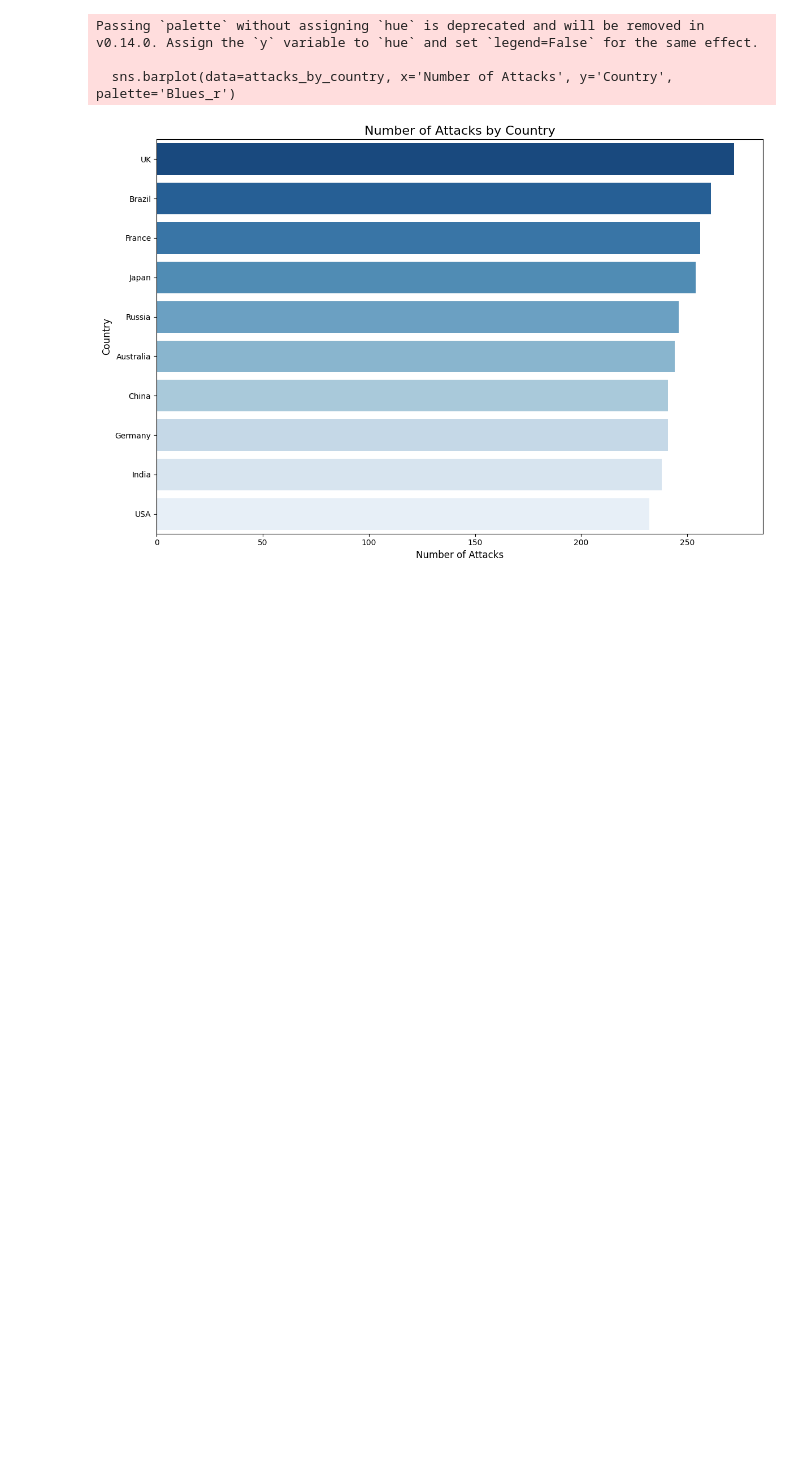
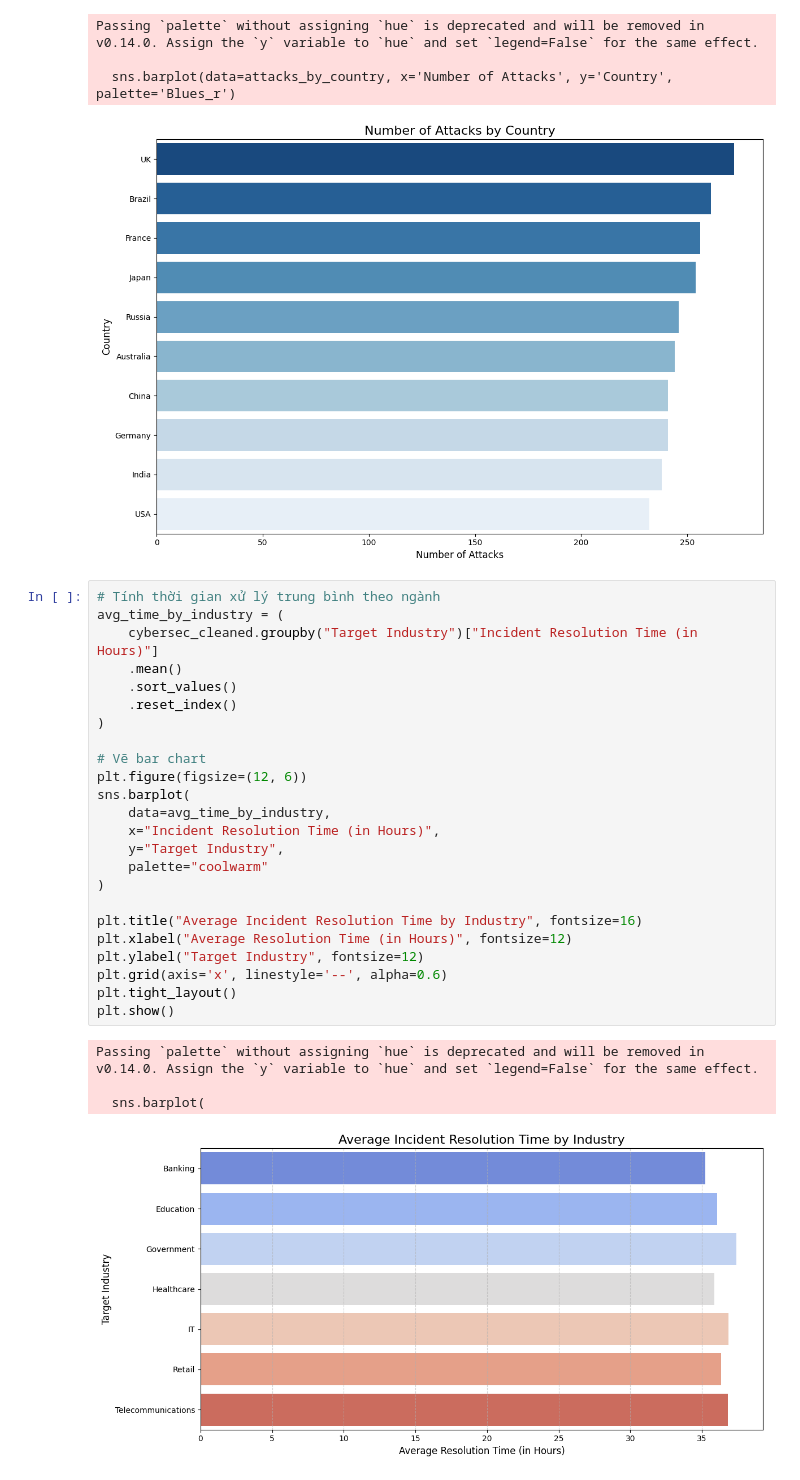
Before and after one commit to immaFrogUwU/Cyber-Security-Threats, a Jupyter notebook: Data_Storytelling_Cyber_Security_Threats.ipynb, the cells around one changed output. Drawn from its saved outputs; the diff is of its cells as text; blank space fills up the shorter version.

Commit message:
Average Resolution Time by Industry - Barchartarchart

```diff
--- a/Data_Storytelling_Cyber_Security_Threats.ipynb
+++ b/Data_Storytelling_Cyber_Security_Threats.ipynb
@@ -512,3 +512,32 @@ Passing `palette` without assigning `hue` is deprecated and will be removed in v
 
   sns.barplot(data=attacks_by_country, x='Number of Attacks', y='Country', palette='Blues_r')
 [figure]
+# %%
+# Tính thời gian xử lý trung bình theo ngành
+avg_time_by_industry = (
+    cybersec_cleaned.groupby("Target Industry")["Incident Resolution Time (in Hours)"]
+    .mean()
+    .sort_values()
+    .reset_index()
+)
+
+# Vẽ bar chart
+plt.figure(figsize=(12, 6))
+sns.barplot(
+    data=avg_time_by_industry,
+    x="Incident Resolution Time (in Hours)",
+    y="Target Industry",
+    palette="coolwarm"
+)
+
+plt.title("Average Incident Resolution Time by Industry", fontsize=16)
+plt.xlabel("Average Resolution Time (in Hours)", fontsize=12)
+plt.ylabel("Target Industry", fontsize=12)
+plt.grid(axis='x', linestyle='--', alpha=0.6)
+plt.tight_layout()
+plt.show()
+# %% [output]
+Passing `palette` without assigning `hue` is deprecated and will be removed in v0.14.0. Assign the `y` variable to `hue` and set `legend=False` for the same effect.
+
+  sns.barplot(
+[figure, added]
```
